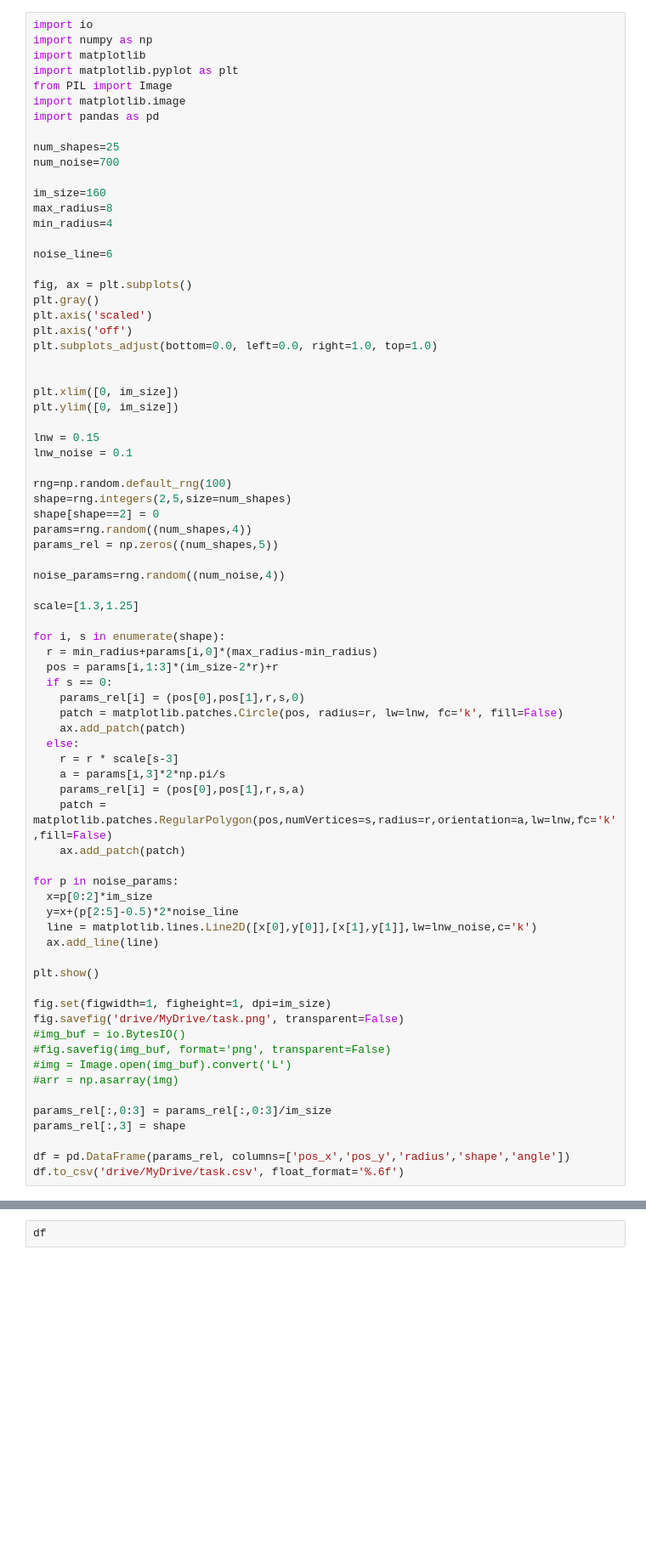
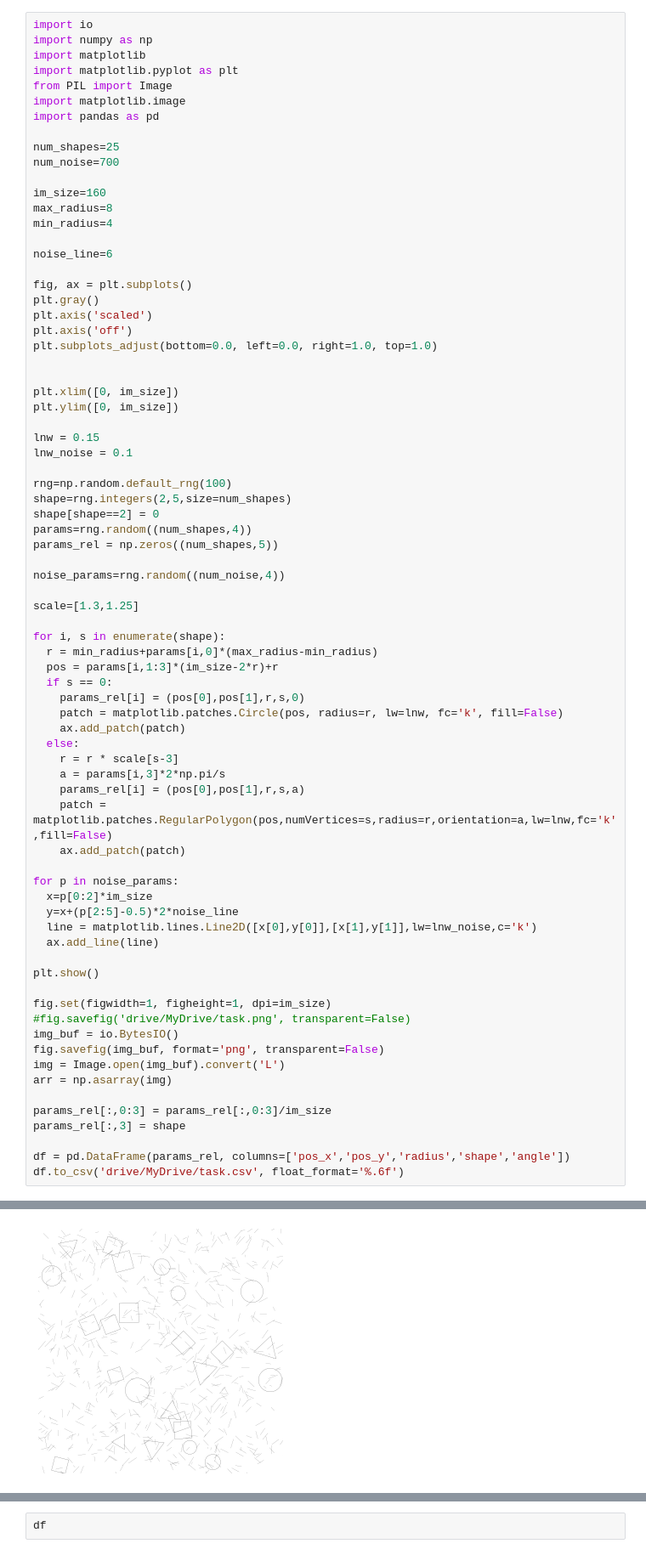
Before and after one commit to riesenn/geomsha, a Jupyter notebook: generator/geomgen.ipynb, the cells around one changed output, grey strips where cells are left out. Shown at 85% size. Saved outputs shown, nothing was run; the diff lists cells and outputs as text; blank space fills up the shorter version.

```diff
--- a/generator/geomgen.ipynb
+++ b/generator/geomgen.ipynb
@@ -62,11 +67,11 @@ for p in noise_params:
 plt.show()
 
 fig.set(figwidth=1, figheight=1, dpi=im_size)
-fig.savefig('drive/MyDrive/task.png', transparent=False)
-#img_buf = io.BytesIO()
-#fig.savefig(img_buf, format='png', transparent=False)
-#img = Image.open(img_buf).convert('L')
-#arr = np.asarray(img)
+#fig.savefig('drive/MyDrive/task.png', transparent=False)
+img_buf = io.BytesIO()
+fig.savefig(img_buf, format='png', transparent=False)
+img = Image.open(img_buf).convert('L')
+arr = np.asarray(img)
 
 params_rel[:,0:3] = params_rel[:,0:3]/im_size
 params_rel[:,3] = shape
@@ -77,0 +82 @@ ModuleNotFoundError: No module named 'numpy'
+[figure, added]
```
Also changed, not shown: parts of 3 cells of this notebook.
